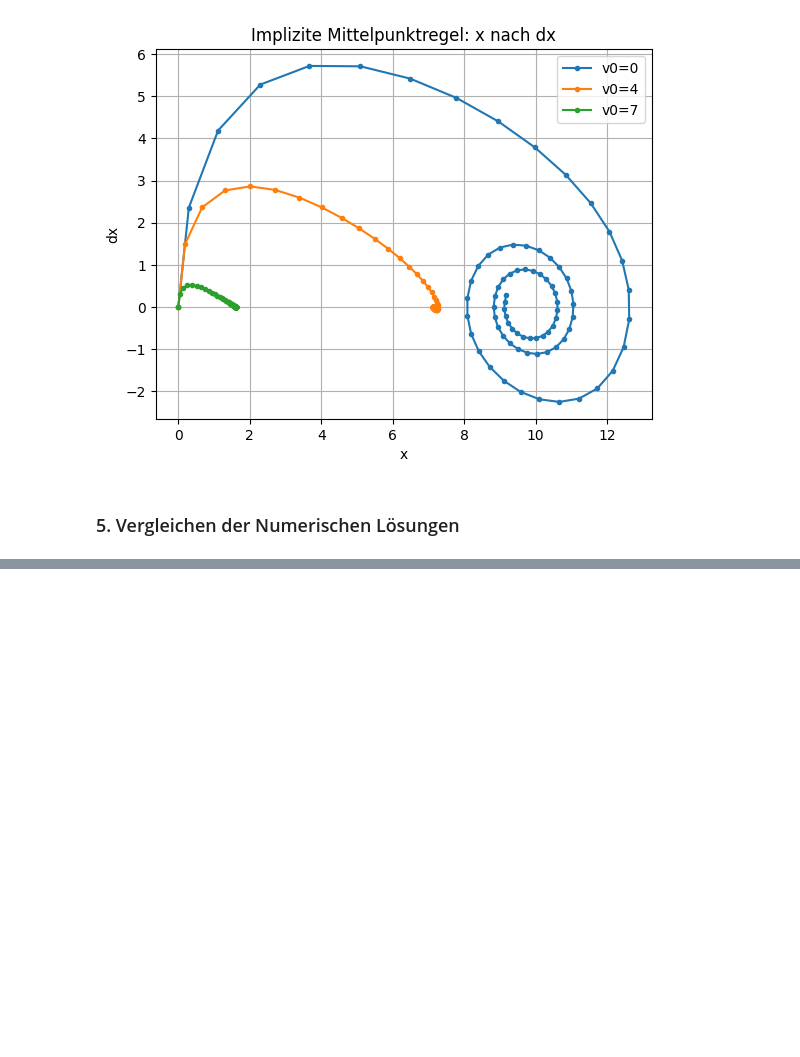
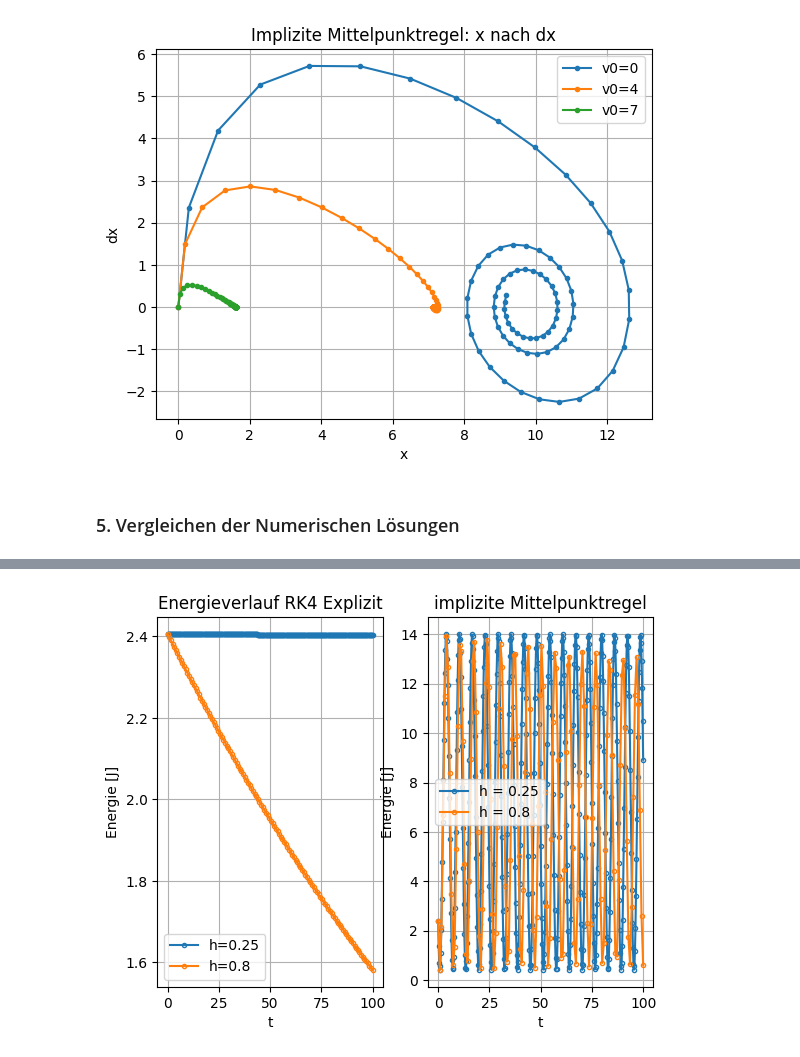
Before and after one commit to hollejon/Numerik, a Jupyter notebook: praktikum11/praktikum11.ipynb, the cells around one changed output, grey strips where cells are left out. Drawn from its saved outputs; the diff is of its cells as text; code cells hidden in the pictures; blank space fills up the shorter version.

Commit message:
Energieerhaltung

```diff
--- a/praktikum11/praktikum11.ipynb
+++ b/praktikum11/praktikum11.ipynb
@@ -29,13 +32,11 @@ print(k)
 # %% [markdown]
 ### 1. Differentialgleichung und Anfangswertproblem
 # %%
+
 def model1(x):
-    x0 = x[0] # x
-    x1 = x[1] # dx
-    return np.array([x1, g - (ks*x0/m)-(k/m)*(x1+v0)**2 * mysign(x1+v0)])
-
-def model1_df(x,y):
-    return (x**2)/(y**2)
+    x0 = x[0] # dx
+    x1 = x[1] # x
+    return np.array([x0,  -(k/m)*(x0+v0)*np.abs(x0+v0) - ((ks*x1)/m) + g])
 
 def model1_analytisch(x):
     x = (m*g/ks) * (1-np.cos(np.sqrt(ks/m)*x))
@@ -43,14 +44,6 @@ def model1_analytisch(x):
     return x, dx
 
 
-# Signum Funktion
-def mysign(x): # numpy sign liefert 0 für 0
-    if x >= 0:
-        return 1
-    else:
-        return -1
-
-
 tdata_model = np.linspace(0, 100, 1000)
 plt.plot(tdata_model, model1_analytisch(tdata_model)[0], label='Analytisch')
 plt.grid()
@@ -298,3 +292,77 @@ plt.show()
 [figure]
 # %% [markdown]
 ### 5. Vergleichen der Numerischen Lösungen
+# %%
+def energie(x):
+    #print(x)
+    x1 = x[0] # dx
+    x0 = x[1] # x
+    return 0.5*ks*(x0-((m*g)/ks))**2 + 0.5*m*x1**2
+
+
+def calc_energy(x):
+    e = []
+    for i in range(len(x)):
+        e.append(energie(x[i]))
+    return e
+
+x0 = (0, 0)
+tend = 100
+v0 = 0.0
+k = 0
+
+h = 0.25
+x_imp_25, t_imp_25 = runga_kutta_RK4_2Systeme_implizit(x0, h, tend, model1, model1_df, 1e-3)
+h = 0.8
+x_imp_8, t_imp_8 = runga_kutta_RK4_2Systeme_implizit(x0, h, tend, model1, model1_df, 1e-3)
+
+def model1(t, x):
+    x0 = x[0] # dx
+    x1 = x[1] # x
+    return np.array([x0,  -(k/m)*(x0+v0)*np.abs(x0+v0) - ((ks*x1)/m) + g])
+
+h = 0.25
+x_exp_25, t_exp_25 = runga_kutta_RK4_2Systeme(x0, h, tend, model1)
+h = 0.8
+x_exp_8, t_exp_8 = runga_kutta_RK4_2Systeme(x0, h, tend, model1)
+
+
+e_imp_25 = calc_energy(x_imp_25)
+e_exp_25 = calc_energy(x_exp_25)
+
+e_imp_8 = calc_energy(x_imp_8)
+e_exp_8 = calc_energy(x_exp_8)
+
+# =================== Plot erstellen ===================
+plt.figure(8)
+plt.subplot(121)
+plt.plot(t_exp_25, e_exp_25,  '.-', label='h=0.25', markerfacecolor='none')
+plt.plot(t_exp_8, e_exp_8,  '.-', label='h=0.8', markerfacecolor='none')
+
+plt.ylabel('Energie [J]')
+plt.xlabel('t')
+plt.title('Energieverlauf RK4 Explizit')
+plt.legend()
+plt.grid(True)
+
+plt.subplot(122)
+plt.plot(t_imp_25, e_imp_25,  '.-', label='h = 0.25', markerfacecolor='none')
+plt.plot(t_imp_8, e_imp_8,  '.-', label='h = 0.8', markerfacecolor='none')
+plt.ylabel('Energie [J]')
+plt.xlabel('t')
+plt.title('implizite Mittelpunktregel')
+plt.legend()
+plt.grid(True)
+plt.show()
+
+plt.figure(9)
+plt.plot(t_imp_8, x_imp_8[:, 0],  'o-', label='implizit', markerfacecolor='none')
+plt.plot(t_exp_25, x_exp_25[:, 1],  '.-', label='explizit', markerfacecolor='none')
+plt.plot(tdata_model, model1_analytisch(tdata_model)[0], label='Analytisch')
+plt.ylabel('Energie [J]')
+plt.xlabel('t')
+plt.title('Energieverlauf implizite Mittelpunktregel')
+plt.legend()
+plt.grid(True)
+plt.show()
+# %% [output]
@@ -300,0 +370 @@ plt.show()
+[figure, added]
```
Also changed, not shown: parts of 4 cells of this notebook.
